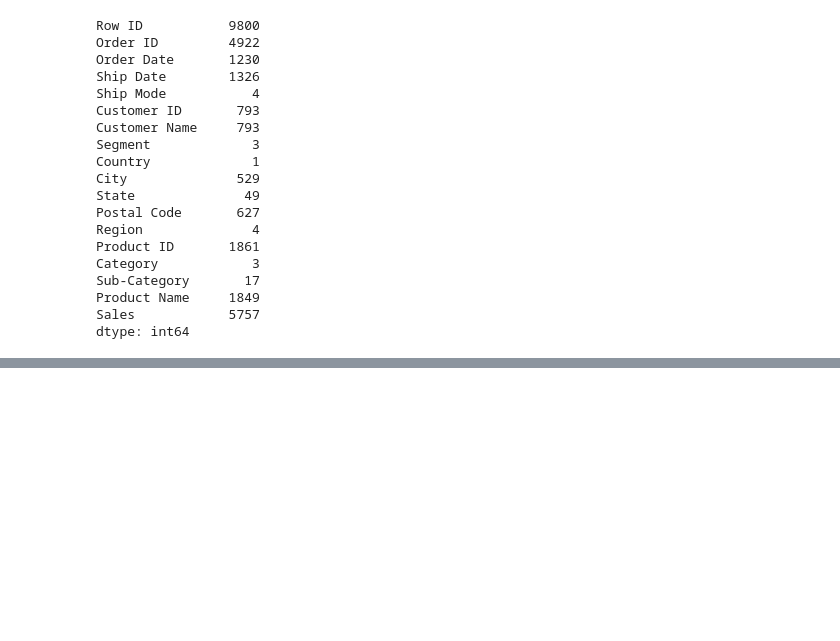
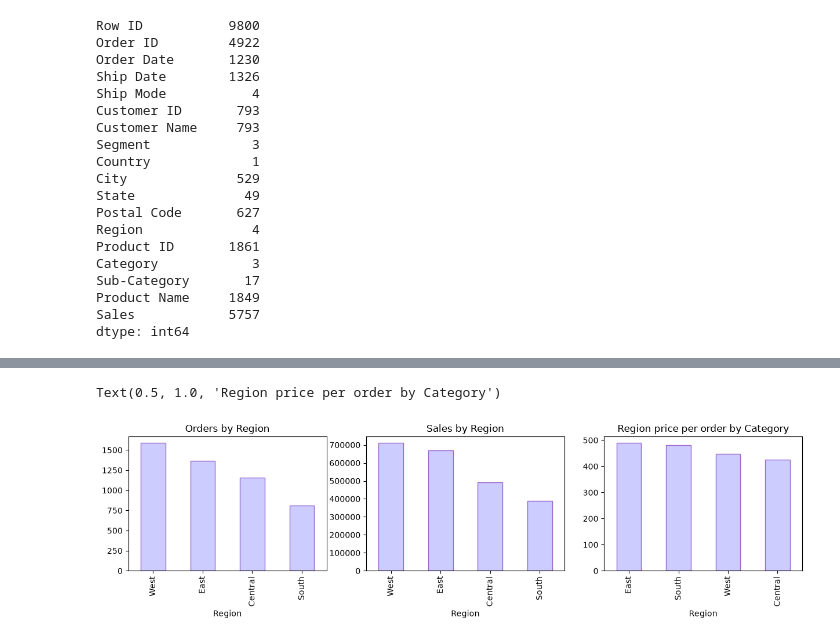
Before and after one commit to bobsi1/auto_report, a Jupyter notebook: notebooks/explore.ipynb, the cells around one changed output, grey strips where cells are left out. Cells and saved outputs as stored; diff of their text form; code cells hidden in the pictures; blank space fills up the shorter version.

```diff
--- a/notebooks/explore.ipynb
+++ b/notebooks/explore.ipynb
@@ -172,0 +194,14 @@ plt.figure()
+# %%
+fig, axes = plt.subplots(1, 3, figsize=(15, 3))
+df.groupby('Region')['Order ID'].nunique().sort_values(ascending=False).plot(kind='bar', ax=axes[0], color = '#CCCCFF', edgecolor = '#9966CC')
+axes[0].set_title("Orders by Region")
+
+df.groupby('Region')['Sales'].sum().sort_values(ascending=False).plot(kind='bar', ax=axes[1], color = '#CCCCFF', edgecolor = '#9966CC')
+axes[1].set_title("Sales by Region")
+
+df.groupby(['Order ID', 'Region'])['Sales'].sum().reset_index().groupby('Region')['Sales'].mean().sort_values(
+    ascending=False).plot(kind='bar', ax=axes[2], color = '#CCCCFF', edgecolor = '#9966CC')
+axes[2].set_title("Region price per order by Category")
+# %% [output]
+Text(0.5, 1.0, 'Region price per order by Category')
+[figure, added]
```
Also changed, not shown: parts of 4 cells of this notebook.
